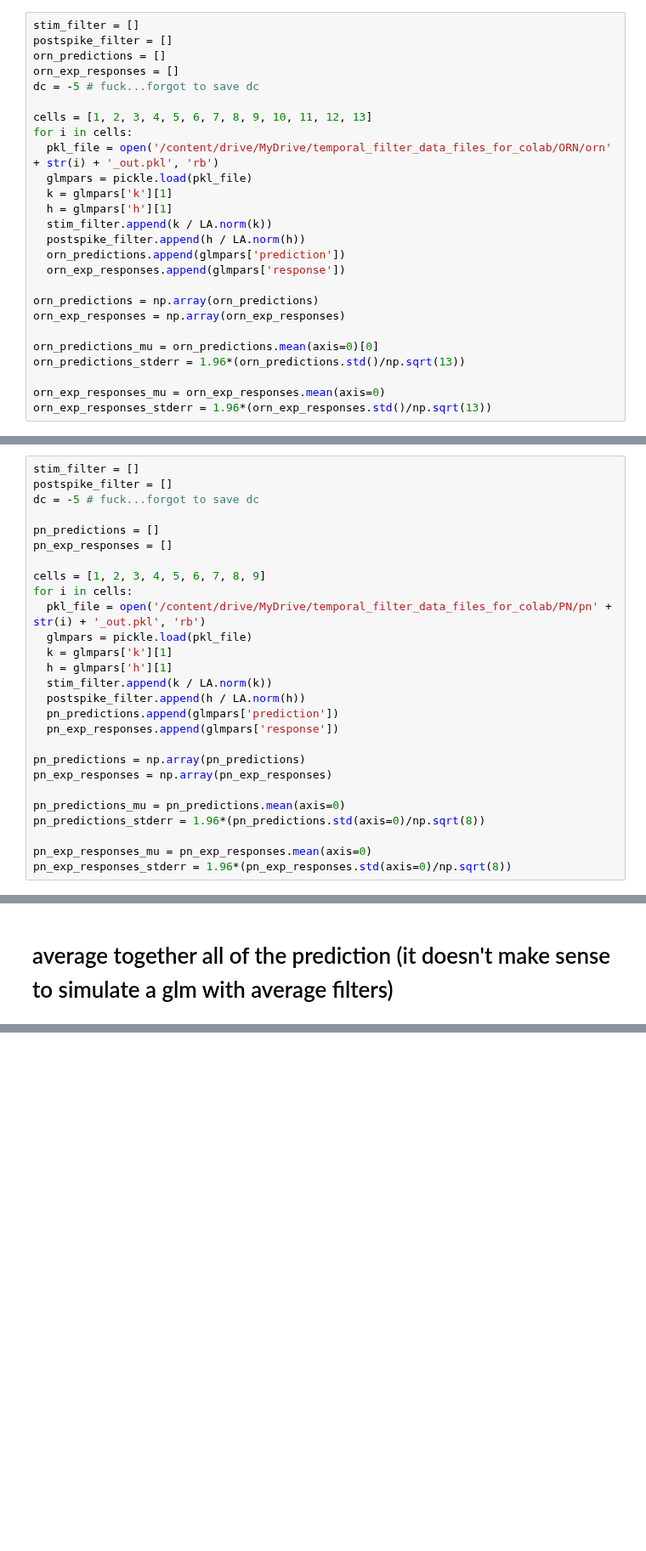
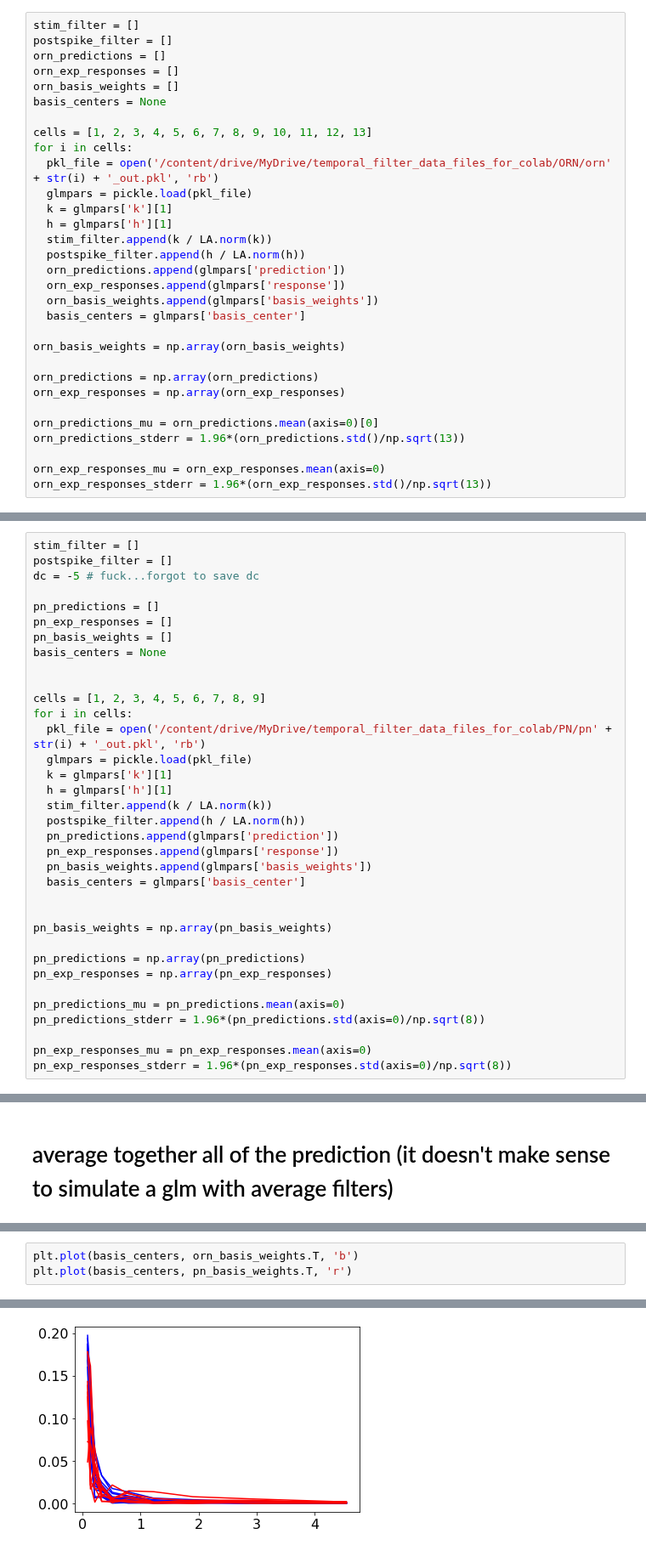
Before and after one commit to davidfox87/neuro_encoding_models, a Jupyter notebook: calculate_average_filters.ipynb, the cells around one changed output, grey strips where cells are left out. Shown at 85% size. Saved outputs shown, nothing was run; the diff lists cells and outputs as text; blank space fills up the shorter version.

```diff
--- a/calculate_average_filters.ipynb
+++ b/calculate_average_filters.ipynb
@@ -40,7 +40,8 @@ stim_filter = []
 postspike_filter = []
 orn_predictions = []
 orn_exp_responses = []
-dc = -5 # fuck...forgot to save dc
+orn_basis_weights = []
+basis_centers = None
 
 cells = [1, 2, 3, 4, 5, 6, 7, 8, 9, 10, 11, 12, 13]
 for i in cells:
@@ -52,6 +53,10 @@ for i in cells:
   postspike_filter.append(h / LA.norm(h))
   orn_predictions.append(glmpars['prediction'])
   orn_exp_responses.append(glmpars['response'])
+  orn_basis_weights.append(glmpars['basis_weights'])
+  basis_centers = glmpars['basis_center']
+
+orn_basis_weights = np.array(orn_basis_weights)
 
 orn_predictions = np.array(orn_predictions)
 orn_exp_responses = np.array(orn_exp_responses)
@@ -145,6 +146,9 @@ dc = -5 # fuck...forgot to save dc
 
 pn_predictions = []
 pn_exp_responses = []
+pn_basis_weights = []
+basis_centers = None
+
 
 cells = [1, 2, 3, 4, 5, 6, 7, 8, 9]
 for i in cells:
@@ -156,6 +160,11 @@ for i in cells:
   postspike_filter.append(h / LA.norm(h))
   pn_predictions.append(glmpars['prediction'])
   pn_exp_responses.append(glmpars['response'])
+  pn_basis_weights.append(glmpars['basis_weights'])
+  basis_centers = glmpars['basis_center']
+
+
+pn_basis_weights = np.array(pn_basis_weights)
 
 pn_predictions = np.array(pn_predictions)
 pn_exp_responses = np.array(pn_exp_responses)
@@ -325,3 +334,7 @@ ax6.plot(pn_predictions_mu)
 # %% [output]
 [<matplotlib.lines.Line2D at 0x...>]
 [figure]
+# %%
+plt.plot(basis_centers, orn_basis_weights.T, 'b')
+plt.plot(basis_centers, pn_basis_weights.T, 'r')
+# %% [output]
@@ -327,0 +350 @@ ax6.plot(pn_predictions_mu)
+[figure, added]
```
Also changed, not shown: parts of 5 cells of this notebook.
